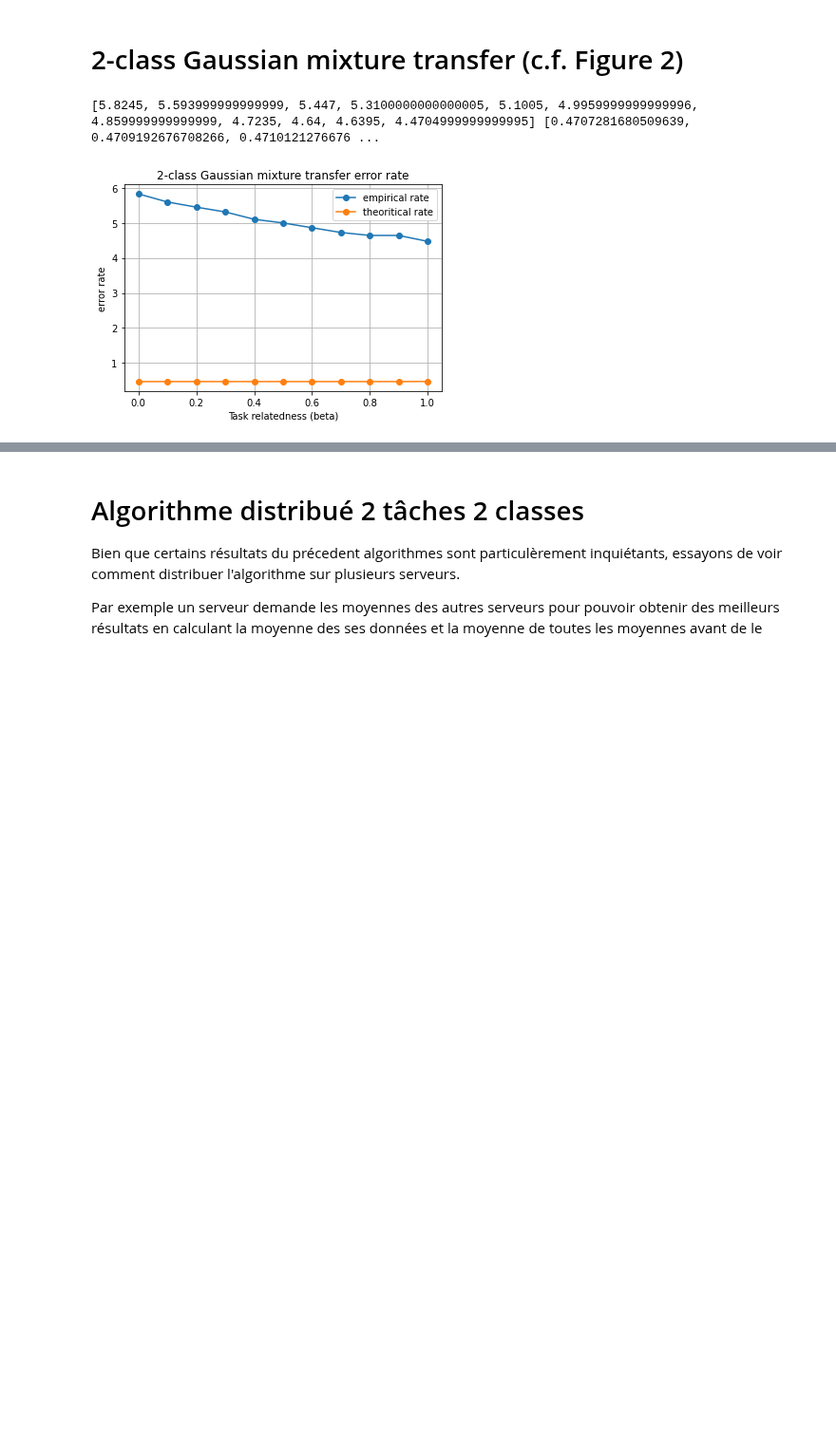
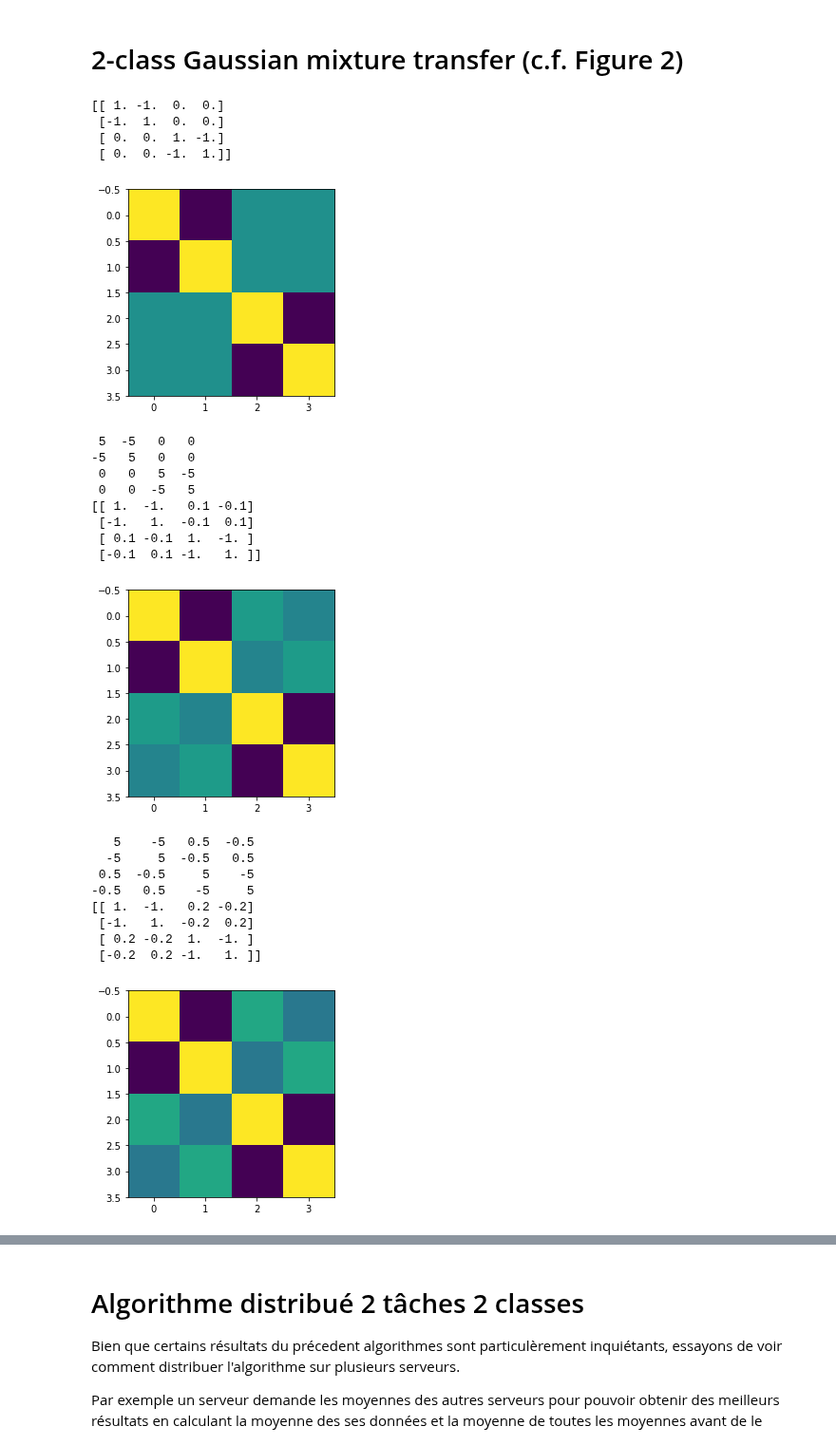
Before and after one commit to Sami-fak/DistributedMTLSPCA, a Jupyter notebook: binary-based_MTL.ipynb, the cells around one changed output, grey strips where cells are left out. Shown at 95% size. Drawn from its saved outputs; the diff is of its cells as text; code cells hidden in the pictures; blank space fills up the shorter version.

Commit message:
Pb dans calcul de moyennes empiriques (jj'). Continuer avec true mean pour l'instant ? et mettre en place les bonnes choses qu'on a vu avec Malik

```diff
--- a/binary-based_MTL.ipynb
+++ b/binary-based_MTL.ipynb
@@ -222,4 +269,6 @@ def empirical_mean(nb_tasks, nb_classes, X, p, n_t):
 # %%
-M_mean = empirical_mean(t, m, X_train, p, n_t_train)
+M_mean = empirical_mean(t, m, X, p, n_t)
+print(M_mean.shape)
 #matprint(M_mean)
-#print(M)
+#print(np.transpose(M_mean).dot(M_mean))
+print(M[1][0].shape)
@@ -443,10 +499,13 @@ def compute_score(V, x, m_t):
 # %%
 from scipy import special as sp
 def qfunc(x):
-    return 0.5-0.5*sp.erf(x/np.sqrt(2))
+    return 0.5*sp.erfc(x/np.sqrt(2))
 # %%
 def error_rate(m_t, t, nb_tasks, nb_classes, Dc, M_cur):
     #return qfunc(1/2*(m_t[0] - m_t[1]))
+    #quelle fonction prendre ?
+    print("M gothique = ")
+    matprint(M_cur)
     et1_et2 = np.zeros((nb_tasks*nb_classes, 1))
     et1_et2[t*nb_tasks] = 1
     et1_et2[t*nb_tasks+1] = -1
@@ -474,6 +533,7 @@ def compute_error_rate(X_test, V, m_t, nb_tasks, nb_classes, n_t, Dc, M_cur, dis
     error = 0
     n = 0
     for t in range(nb_tasks):
+        error = 0
         n = sum(n_t[t])
         for l in range(nb_classes):
             for i in range(n_t[t][l]):
@@ -501,49 +561,74 @@ array([[2.8332614e-05]])
 # %% [markdown]
 # 2-class Gaussian mixture transfer (c.f. Figure 2)
 # %%
-n = 2200
+n = 4000
 p = 100
 m = 2
 t = 2
 beta = np.arange(0,1.1,0.1)
-n_t = [[1000,1000], [50, 50]]
+n_t = [[1000,1000], [1000, 1000]]
 emp_rate, th_rate = [], []
 for b in beta:
     # on crée les données synthétiques
     M = mean_matrix(b, p)
+    #print(M)
     X = gaussian_synthetic_data(n, p, m, t, n_t, M)
-    X = normalisation(X, t, m)
+    #X = normalisation(X, t, m)
     # ca change de tout de normaliser
-    X_train, X_test, n_t_train, n_t_test = train_test_split_data(X, 0.5, t, m)
+    X_train, X_test, n_t_train, n_t_test = train_test_split_data(X, 0.8, t, m)
     #y = create_labels(t,m)
 
     # On calcule les moyennes empiriques
-    M_mean = empirical_mean(t, m, X_train, p, n_t_train)
+    #M_mean = empirical_mean(t, m, X_train, p, n_t_train)
+    M_mean = true_mean(M, p, t, m)
+    print(np.transpose(M_mean).dot(M_mean))
     c = estimate_c(n_t, n, t, m)
     Dc = np.diag(c)
     #print(c)
-    correlation_matrix = compute_M_cal(n,p,Dc,M_mean, display=False)
+    correlation_matrix = compute_M_cal(n,p,Dc,M_mean, display=True)
+    matprint(correlation_matrix)
     y = label_evaluation(t,m,Dc,correlation_matrix)
     #print("y = ")
     #matprint(y)
     X_train_aggregated = aggregate_array(X_train, p, n, t, m)
     X_test_aggregated = aggregate_array(X_test, p, n, t, m)
     J = create_J(m, t, n, n_t_train)
     V = compute_V(y, X_train_aggregated, J)
     m_t = create_mt(t, m, y, Dc, correlation_matrix)
     emp_rate.append(compute_error_rate(X_test, V, m_t, t, m, n_t_test, Dc, correlation_matrix)[0])
     th_rate.append(compute_error_rate(X_test, V, m_t, t, m, n_t_test, Dc, correlation_matrix)[1])
 
 print(emp_rate, th_rate)
 
 plt.plot(beta, emp_rate, '-o', label='empirical rate')
 plt.plot(beta, th_rate, '-o', label='theoritical rate')
 plt.legend()
 plt.title("2-class Gaussian mixture transfer error rate")
 plt.xlabel("Task relatedness (beta)")
 plt.ylabel("error rate")
 plt.grid()
 plt.show()
 # %% [output]
-[5.8245, 5.593999999999999, 5.447, 5.3100000000000005, 5.1005, 4.9959999999999996, 4.859999999999999, 4.7235, 4.64, 4.6395, 4.4704999999999995] [0.4707281680509639, 0.4709192676708266, 0.4710121276676 ...
+[[ 1. -1.  0.  0.]
+ [-1.  1.  0.  0.]
+ [ 0.  0.  1. -1.]
+ [ 0.  0. -1.  1.]]
-[figure, old version]
+[figure, new version]
+ 5  -5   0   0
+-5   5   0   0
+ 0   0   5  -5
+ 0   0  -5   5
+[[ 1.  -1.   0.1 -0.1]
+ [-1.   1.  -0.1  0.1]
+ [ 0.1 -0.1  1.  -1. ]
+ [-0.1  0.1 -1.   1. ]]
+[figure, added]
+   5    -5   0.5  -0.5
+  -5     5  -0.5   0.5
+ 0.5  -0.5     5    -5
+-0.5   0.5    -5     5
+[[ 1.  -1.   0.2 -0.2]
+ [-1.   1.  -0.2  0.2]
+ [ 0.2 -0.2  1.  -1. ]
+ [-0.2  0.2 -1.   1. ]]
+[figure, added]
```
Also changed, not shown: parts of 27 cells of this notebook.
